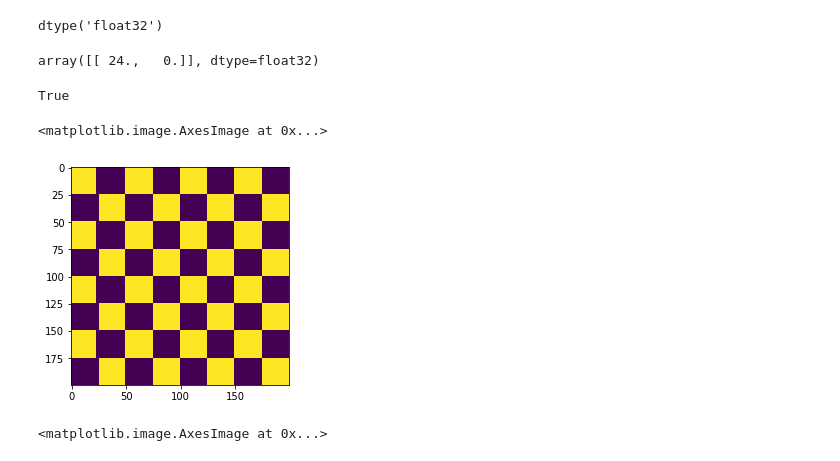
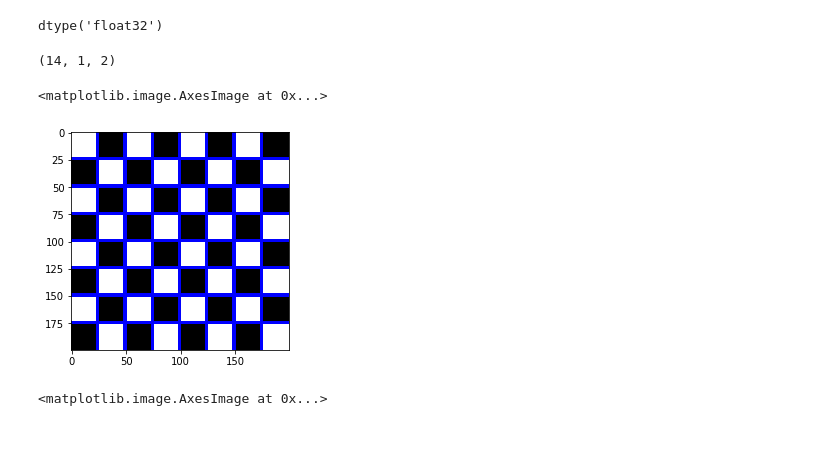
Before and after one commit to Gurupradeep/OpenCV, a Jupyter notebook: ImageProcessing/Hough_and_Fourier.ipynb, the cells around one changed output. Drawn from its saved outputs; the diff is of its cells as text; code cells hidden in the pictures.

```diff
--- a/ImageProcessing/Hough_and_Fourier.ipynb
+++ b/ImageProcessing/Hough_and_Fourier.ipynb
@@ -6,6 +6,8 @@ import numpy as np
 %matplotlib inline
 # %%
 image = cv2.imread("/home/guru/Desktop/OpenCV/ImageProcessing/chess.png",0)
+# %%
+cimage = cv2.imread("/home/guru/Desktop/OpenCV/ImageProcessing/chess.png")
 # %%
 plt.imshow(image,cmap = "gray")
 # %% [output]
@@ -43,29 +45,28 @@ lines.dtype
 # %% [output]
 dtype('float32')
 # %%
-lines[0]
+lines.shape
 # %% [output]
-array([[ 24.,   0.]], dtype=float32)
+(14, 1, 2)
 # %%
-for rho,theta in lines[0]:
-    a = np.cos(theta)
-    b = np.sin(theta)
-    x0 = a*rho
-    y0 = b*rho
-    x1 = int(x0 + 1000*(-b))
-    y1 = int(y0 + 1000*(a))
-    x2 = int(x0 - 1000*(-b))
-    y2 = int(y0 - 1000*(a))
+for i in range(lines.shape[0]):
+    for rho,theta in lines[i]:
+        a = np.cos(theta)
+        b = np.sin(theta)
+        x0 = a*rho
+        y0 = b*rho
+        x1 = int(x0 + 1000*(-b))
+        y1 = int(y0 + 1000*(a))
+        x2 = int(x0 - 1000*(-b))
+        y2 = int(y0 - 1000*(a))
 
-    line = cv2.line(image,(x1,y1),(x2,y2),(0,0,255),2)
-cv2.imwrite("houghlines.jpg",image)
+        line = cv2.line(cimage,(x1,y1),(x2,y2),(0,0,255),2)
+    cv2.imwrite("houghlines.jpg",image)
-# %% [output]
-True
 # %%
-plt.imshow(line)
+plt.imshow(cimage,cmap = "gray")
 # %% [output]
 <matplotlib.image.AxesImage at 0x...>
-[figure, old version]
+[figure, new version]
 # %%
 image = cv2.imread("/home/guru/Desktop/OpenCV/ImageProcessing/lines.jpeg")
 # %%
```
Also changed, not shown: parts of 5 cells of this notebook, 8 other files.
